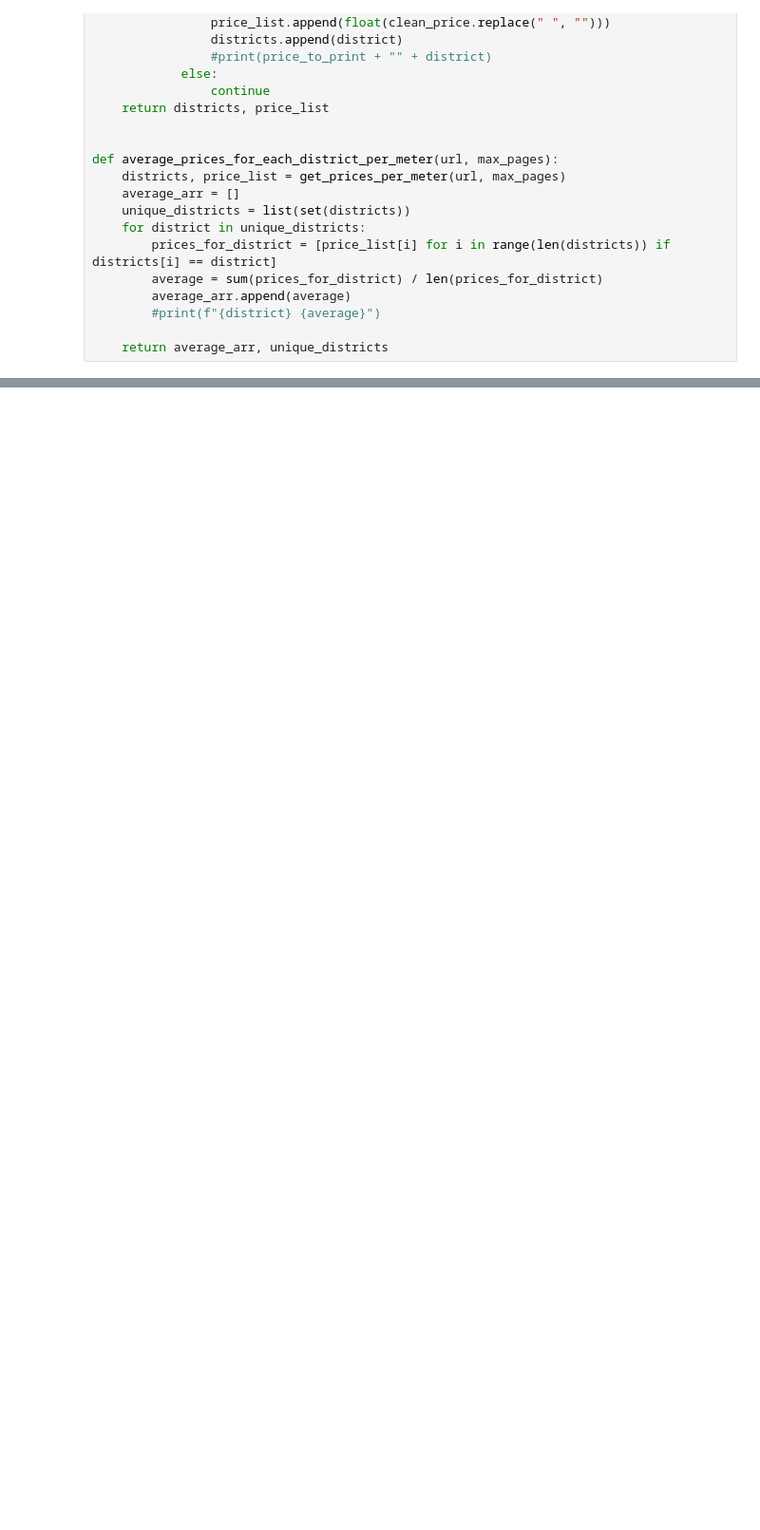
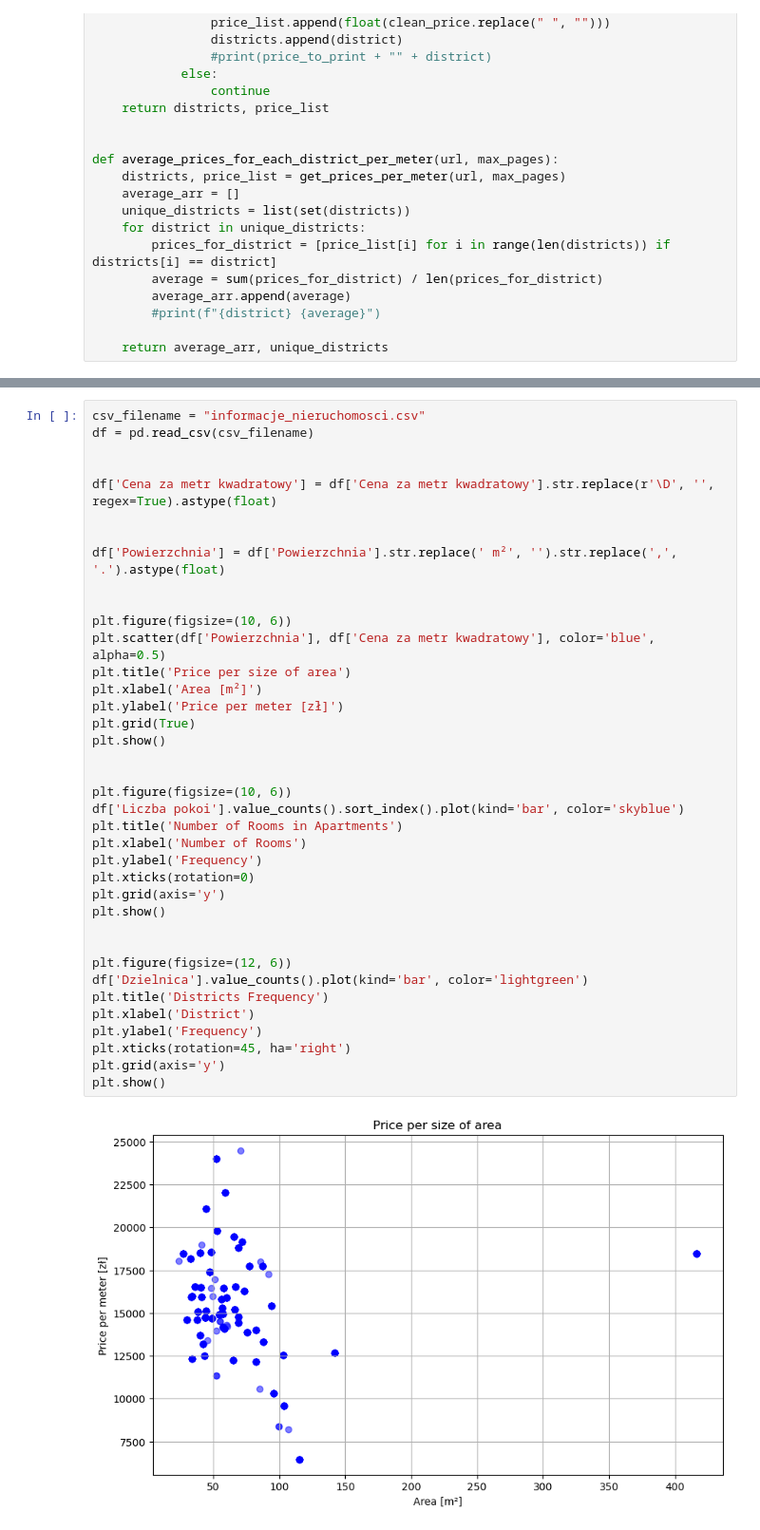
Before and after one commit to matipt2/PriceVisualization, a Jupyter notebook: bsoupParsing.ipynb, the cells around one changed output, grey strips where cells are left out. Shown: that part at 95% size. Cells and saved outputs as stored; diff of their text form; blank space fills up the shorter version.

```diff
--- a/bsoupParsing.ipynb
+++ b/bsoupParsing.ipynb
@@ -243,0 +268,40 @@ scrape_data_to_csv(url,1)
+# %%
+csv_filename = "informacje_nieruchomosci.csv"
+df = pd.read_csv(csv_filename)
+
+
+df['Cena za metr kwadratowy'] = df['Cena za metr kwadratowy'].str.replace(r'\D', '', regex=True).astype(float)
+
+
+df['Powierzchnia'] = df['Powierzchnia'].str.replace(' m²', '').str.replace(',', '.').astype(float)
+
+
+plt.figure(figsize=(10, 6))
+plt.scatter(df['Powierzchnia'], df['Cena za metr kwadratowy'], color='blue', alpha=0.5)
+plt.title('Price per size of area')
+plt.xlabel('Area [m²]')
+plt.ylabel('Price per meter [zł]')
+plt.grid(True)
+plt.show()
+
+
+plt.figure(figsize=(10, 6))
+df['Liczba pokoi'].value_counts().sort_index().plot(kind='bar', color='skyblue')
+plt.title('Number of Rooms in Apartments')
+plt.xlabel('Number of Rooms')
+plt.ylabel('Frequency')
+plt.xticks(rotation=0)
+plt.grid(axis='y')
+plt.show()
+
+
+plt.figure(figsize=(12, 6))
+df['Dzielnica'].value_counts().plot(kind='bar', color='lightgreen')
+plt.title('Districts Frequency')
+plt.xlabel('District')
+plt.ylabel('Frequency')
+plt.xticks(rotation=45, ha='right')
+plt.grid(axis='y')
+plt.show()
+# %% [output]
+[figure, added]
```
Also changed, not shown: parts of 6 cells of this notebook.
